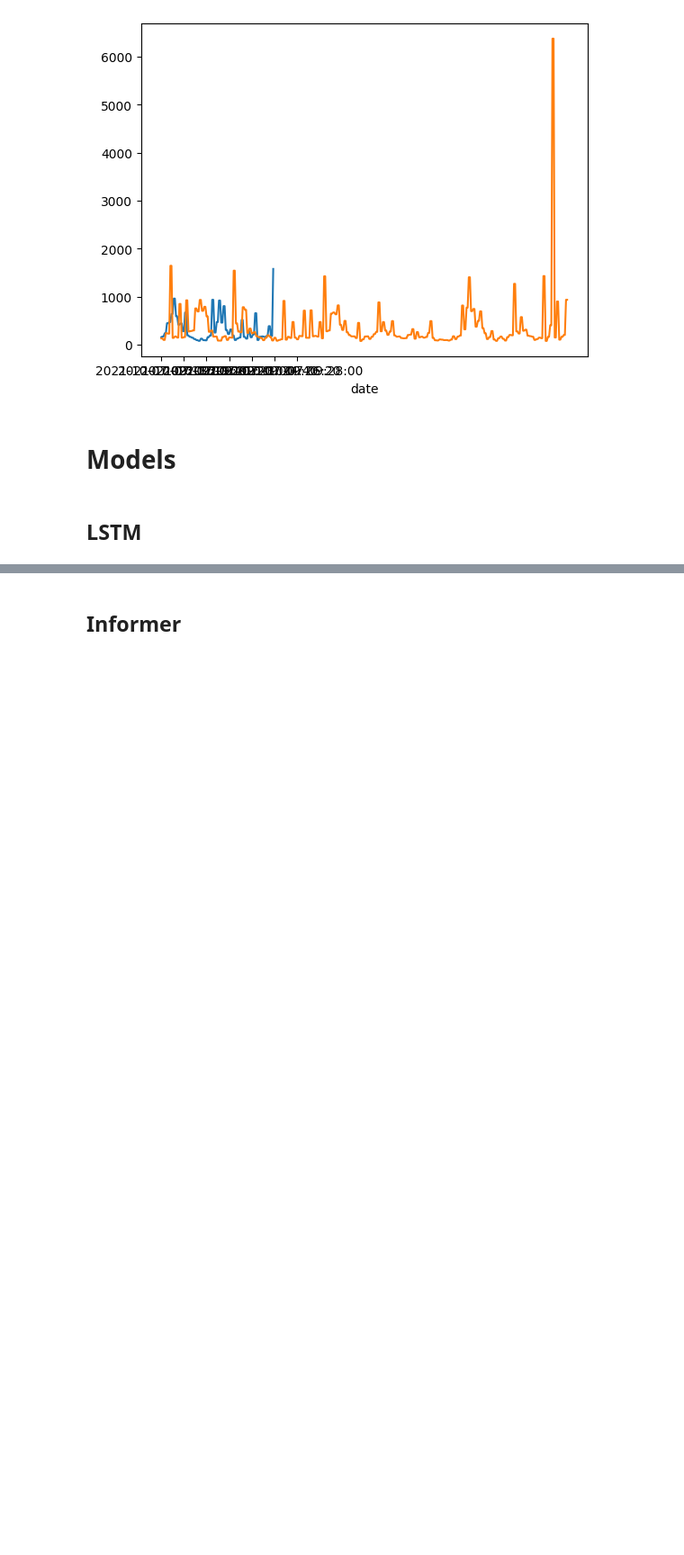
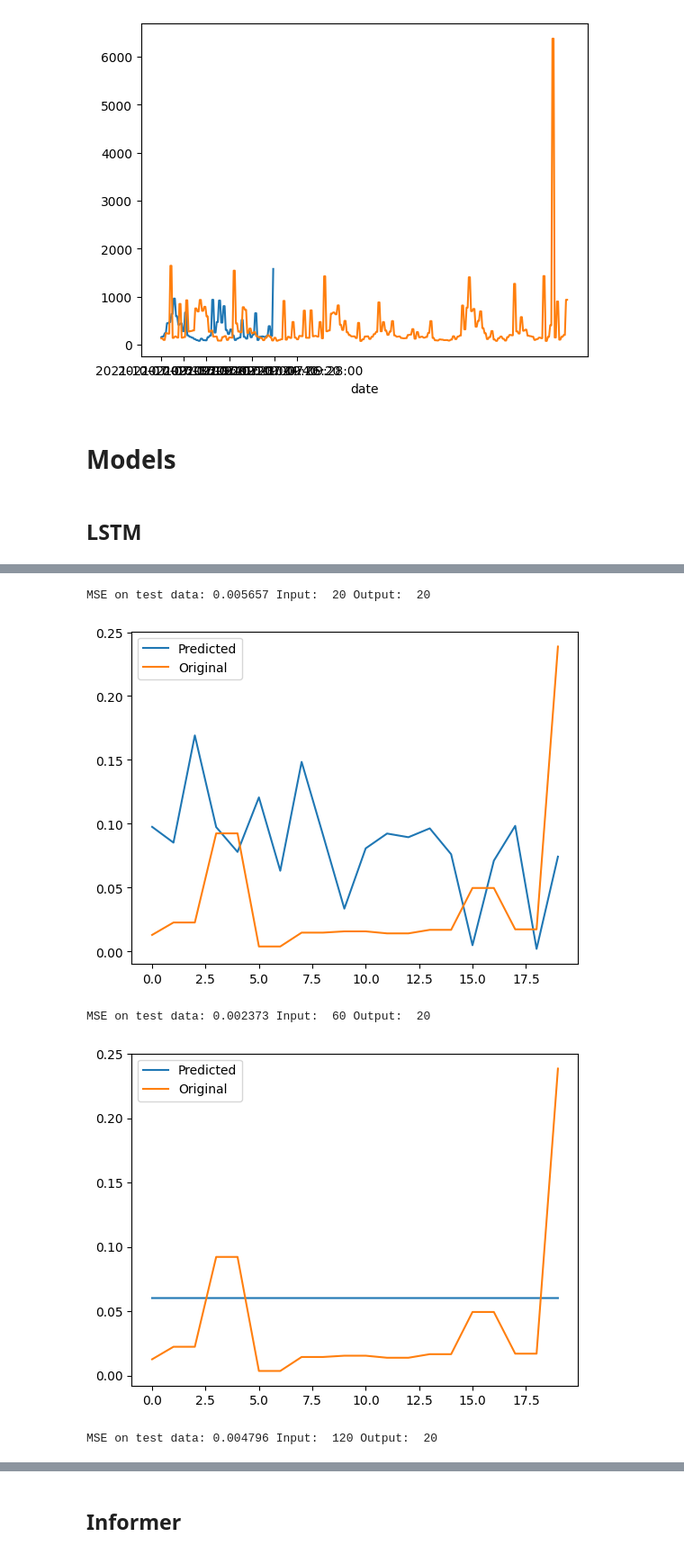
Before and after one commit to ezelanza/Transformers-for-latency-prediction, a Jupyter notebook: main.ipynb, the cells around one changed output, grey strips where cells are left out. Shown: that part at 90% size. Saved outputs shown, nothing was run; the diff lists cells and outputs as text; code cells hidden in the pictures; blank space fills up the shorter version.

```diff
--- a/main.ipynb
+++ b/main.ipynb
@@ -67,0 +77,9 @@ df.head()
+# %%
+# Normalize
+# Normalization between 0 and 1  THE FEATURES
+def normalize(X_train,X_test):
+    scaler_X = MinMaxScaler(feature_range=(0,1))
+    X_train_normalized = pd.DataFrame(scaler_X.fit_transform(X_train.values), columns=X_train.columns)
+    X_test_normalized = pd.DataFrame(scaler_X.transform(X_test.values), columns=X_test.columns)
+
+    return (X_train_normalized,X_test_normalized)
@@ -153,0 +267,70 @@ y_target_train.groupby('date').mean().plot()
+# %%
+# read data and set hyperparameters
+train_df = pd.read_csv('Dataset/Train/Train_norm_full.csv', index_col=0)
+input_size = 100
+output_size = 20
+hidden_size = 64
+num_epochs = 20
+learning_rate = 0.1
+target_col = 59  # set the index of the target featuree)
+# %%
+##LOOP
+input_sizes = [20,60,120,360,720]
+output_sizes = [20,50,100,400,1000]
+for output_size in output_sizes:
+    for input_size in input_sizes:
+        # initialize dataset and data loader
+        dataset = TimeSeriesDataset(train_df.values, input_size, output_size, target_col)
+        data_loader = DataLoader(dataset, batch_size=1, shuffle=False)
+
+        # initialize model and optimizer
+        model = LSTM(train_df.shape[1], hidden_size, output_size)
+        criterion = nn.MSELoss()
+        optimizer = torch.optim.Adam(model.parameters(), lr=learning_rate)
+
+        for epoch in range(num_epochs):
+            epoch_loss = 0.0
+            epoch_mse = 0.0
+            for input_seq, output_seq in data_loader:
+                optimizer.zero_grad()
+                model.hidden = (torch.zeros(1, 1, hidden_size), torch.zeros(1, 1, hidden_size))
+                output = model(input_seq)
+                loss = criterion(output, output_seq.unsqueeze(-1))
+                mse_loss = nn.MSELoss()(output, output_seq.unsqueeze(-1))
+                loss.backward()
+                optimizer.step()
+                epoch_loss += loss.item()
+                epoch_mse += mse_loss.item()
+            #print('Epoch {}/{} Loss: {} MSE: {}'.format(epoch+1, num_epochs, epoch_loss/len(data_loader), epoch_mse/len(data_loader)))
+
+        # Test
+        # Initialize dataset and data loader
+        test_dataset = TimeSeriesDataset(test_df.values, input_size, output_size,target_col=59)
+        test_data_loader = DataLoader(test_dataset, batch_size=1, shuffle=False)
+
+        # Set model to evaluation mode
+        model.eval()
+
+        # Calculate MSE on test data
+        mse = 0
+        with torch.no_grad():
+            for input_seq, output_seq in test_data_loader:
+                model.hidden = (torch.zeros(1, 1, hidden_size), torch.zeros(1, 1, hidden_size))
+                output = model(input_seq)
+                mse += criterion(output, output_seq.unsqueeze(-1)).item()
+
+        mse /= len(test_data_loader)
+        print('MSE on test data: {:.6f}'.format(mse), "Input: ",input_size, "Output: ",output_size)
+        #Evaluate
+        # plot original vs predicted values
+        plt.plot(output.squeeze().detach().numpy(), label='Predicted')
+        plt.plot(output_seq.squeeze().detach().numpy(), label='Original')
+        plt.legend()
+        plt.show()
+        #Save on file
+# %% [output]
+MSE on test data: 0.005657 Input:  20 Output:  20
+[figure, added]
+MSE on test data: 0.002373 Input:  60 Output:  20
+[figure, added]
+MSE on test data: 0.004796 Input:  120 Output:  20
```
Also changed, not shown: parts of 20 cells of this notebook, 2 other files.
